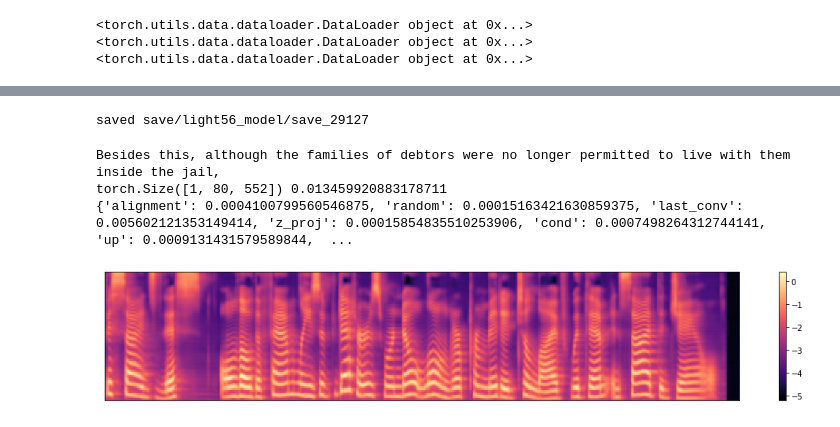
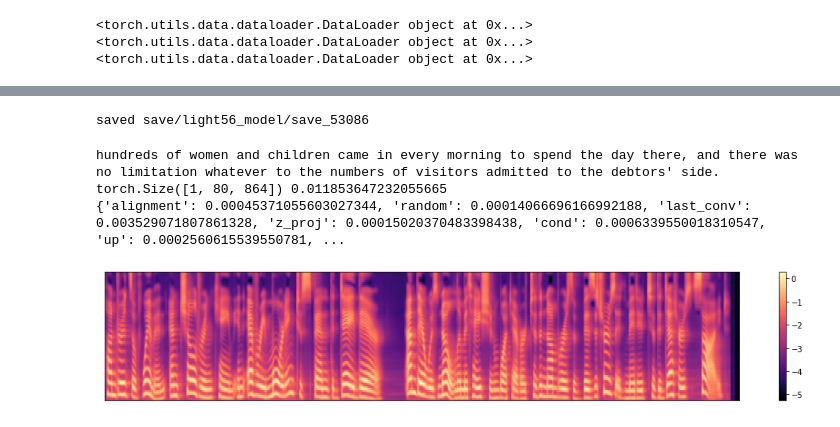
Before and after one commit to scpark20/kimchi-tts, a Jupyter notebook: light56_model.ipynb, the cells around one changed output, grey strips where cells are left out. Cells and saved outputs as stored; diff of their text form; code cells hidden in the pictures.

```diff
--- a/light56_model.ipynb
+++ b/light56_model.ipynb
@@ -48,7 +67,7 @@ model = Model(stt_hparams, tts_hparams)
 model = model.cuda()
 optimizer = torch.optim.Adam(model.parameters(), lr=tts_hparams.lr, weight_decay=tts_hparams.weight_decay)
 
-step = 21209
+step = 36975
 
 size = sizeof_fmt(4 * sum(p.numel() for p in model.parameters()))
 print(f"Model size {size}")
@@ -257,40 +279,40 @@ step : 32458 stt : 0.0038 tts : 0.1374 recon : 0.0279 kl : 0.0145 beta : 0.6494
 # %%
 logger.save(step, model, optimizer)
 # %% [output]
-saved save/light56_model/save_29127
+saved save/light56_model/save_53086
 # %%
 import matplotlib.pyplot as plt
 import librosa.display
 import numpy as np
 import time
 
 for i, batch in enumerate(test_loader):
     batch = to_cuda(batch)
-    if i == 5:
+    if i == 6:
         break
 print(batch['strings'][0])
 
 model.eval()
 with torch.no_grad():
     index = 0
     times = []
     for _ in range(10):
         t0 = time.time()
         samples, time_dict = model.inference(batch['text'][0:1], None, None, temperature=1.0)
         t1 = time.time()
         times.append(t1 - t0)
     times = np.array(times)
     print(samples.shape, np.mean(times))
     print(time_dict)
 
     plt.figure(figsize=[18, 3])
     _x = batch['mels'].data.cpu().numpy()
     _s = samples.data.cpu().numpy()
     librosa.display.specshow(_s[index])
     plt.colorbar()
     plt.show()
 # %% [output]
-Besides this, although the families of debtors were no longer permitted to live with them inside the jail,
-torch.Size([1, 80, 552]) 0.013459920883178711
-{'alignment': 0.0004100799560546875, 'random': 0.00015163421630859375, 'last_conv': 0.005602121353149414, 'z_proj': 0.00015854835510253906, 'cond': 0.0007498264312744141, 'up': 0.0009131431579589844,  ...
+hundreds of women and children came in every morning to spend the day there, and there was no limitation whatever to the numbers of visitors admitted to the debtors' side.
+torch.Size([1, 80, 864]) 0.011853647232055665
+{'alignment': 0.00045371055603027344, 'random': 0.00014066696166992188, 'last_conv': 0.003529071807861328, 'z_proj': 0.00015020370483398438, 'cond': 0.0006339550018310547, 'up': 0.0002560615539550781, ...
-[figure, old version]
+[figure, new version]
```
Also changed, not shown: parts of 8 cells of this notebook, 11 other files.
